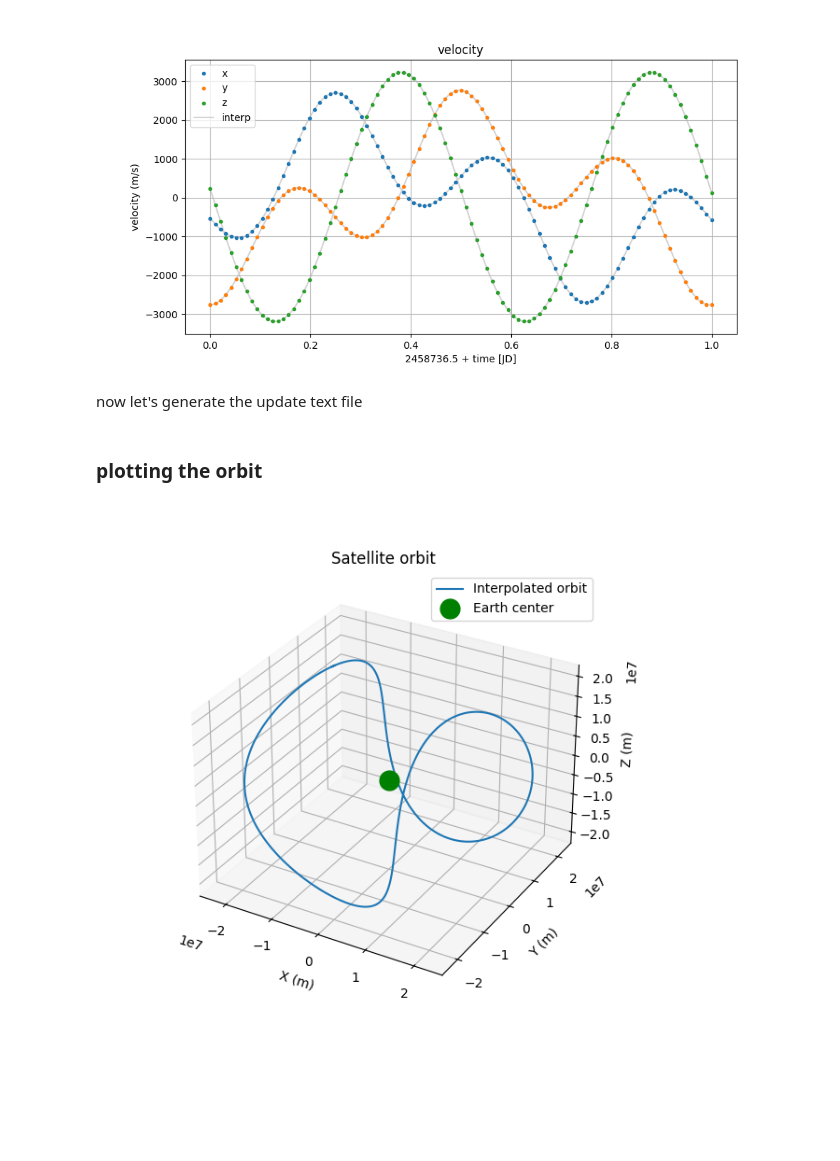
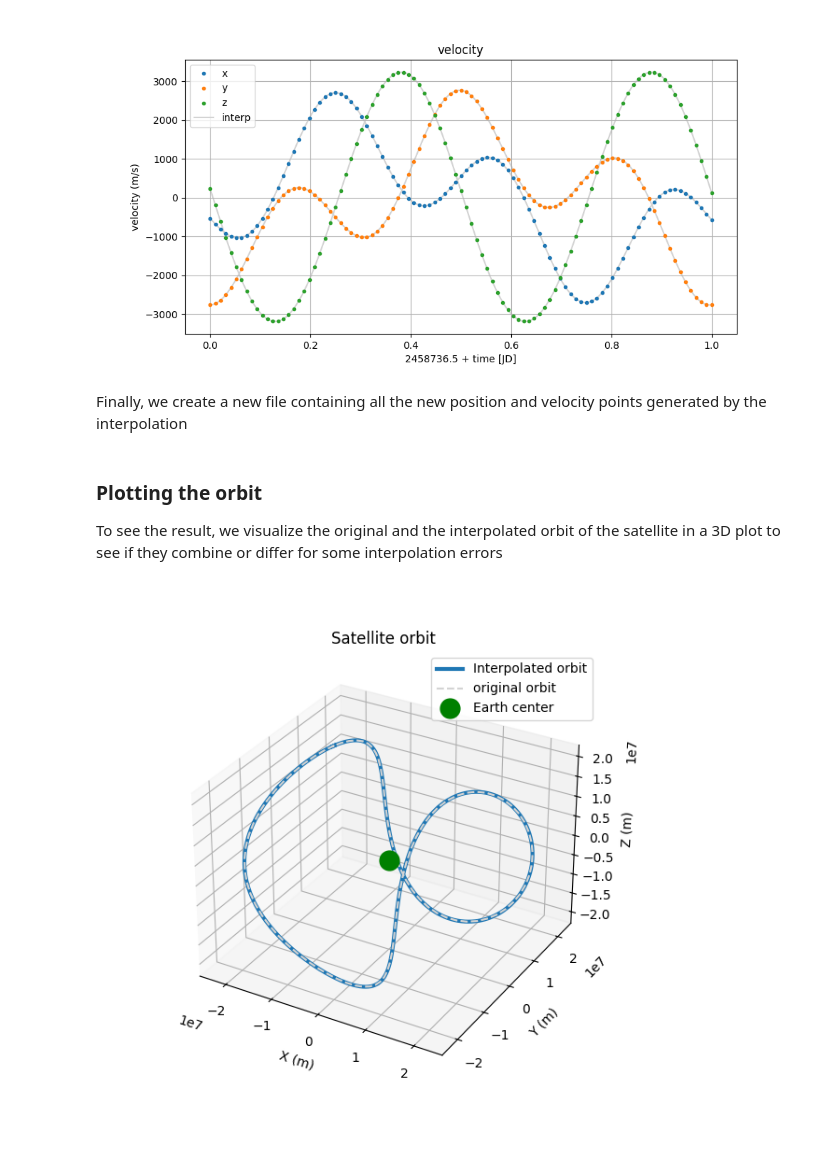
Before and after one commit to marcoboscato/celestial_mechanics, a Jupyter notebook: Exercises/Exercise 1/boscatomarco_gps.ipynb, the cells around one changed output. Cells and saved outputs as stored; diff of their text form; code cells hidden in the pictures; blank space fills up the shorter version.

```diff
--- a/Exercises/Exercise 1/gps.ipynb
+++ b/Exercises/Exercise 1/boscatomarco_gps.ipynb
@@ -80,27 +84,28 @@ plt.title('velocity')
 plt.grid()
 # %% [output]
 [figure]
-# %% [markdown]
-now let's generate the update text file
+# %% [markdown]
+Finally, we create a new file containing all the new position and velocity points generated by the interpolation
 # %%
 # save the interpolated data
 
 JD_array = np.full((1440,), JD)
 #np.savetxt('data/G01_2070_2_900s_GMAT_interpolated.txt', np.column_stack((JD_array, time_new, position_new, velocity_new)), header='JD time(JD) x y z vx vy vz', fmt='%1.6f')
-# %% [markdown]
-### plotting the orbit
+# %% [markdown]
+### Plotting the orbit
+To see the result, we visualize the original and the interpolated orbit of the satellite in a 3D plot to see if they combine or differ for some interpolation errors
 # %%
 # 3D plot
 fig = plt.figure(figsize=(6,6))
 ax = fig.add_subplot(111, projection='3d')
-ax.plot(position_new[:,0], position_new[:,1], position_new[:,2], label='Interpolated orbit')
+ax.plot(position_new[:,0], position_new[:,1], position_new[:,2], linewidth='3', label='Interpolated orbit')
+ax.plot(position[:,0], position[:,1], position[:,2], label='original orbit', linestyle='--', color='lightgrey')
 ax.plot([0], [0], [0], 'go',  markersize=15, label='Earth center')    # plot the origin (earth center)
 ax.set_xlabel('X (m)')
 ax.set_ylabel('Y (m)')
 ax.set_zlabel('Z (m)')
 ax.set_title('Satellite orbit')
 ax.legend()
-#plt.tight_layout()
 plt.show()
 # %% [output]
-[figure, old version]
+[figure, new version]
```
Also changed, not shown: parts of 8 cells of this notebook, 3 other files.
